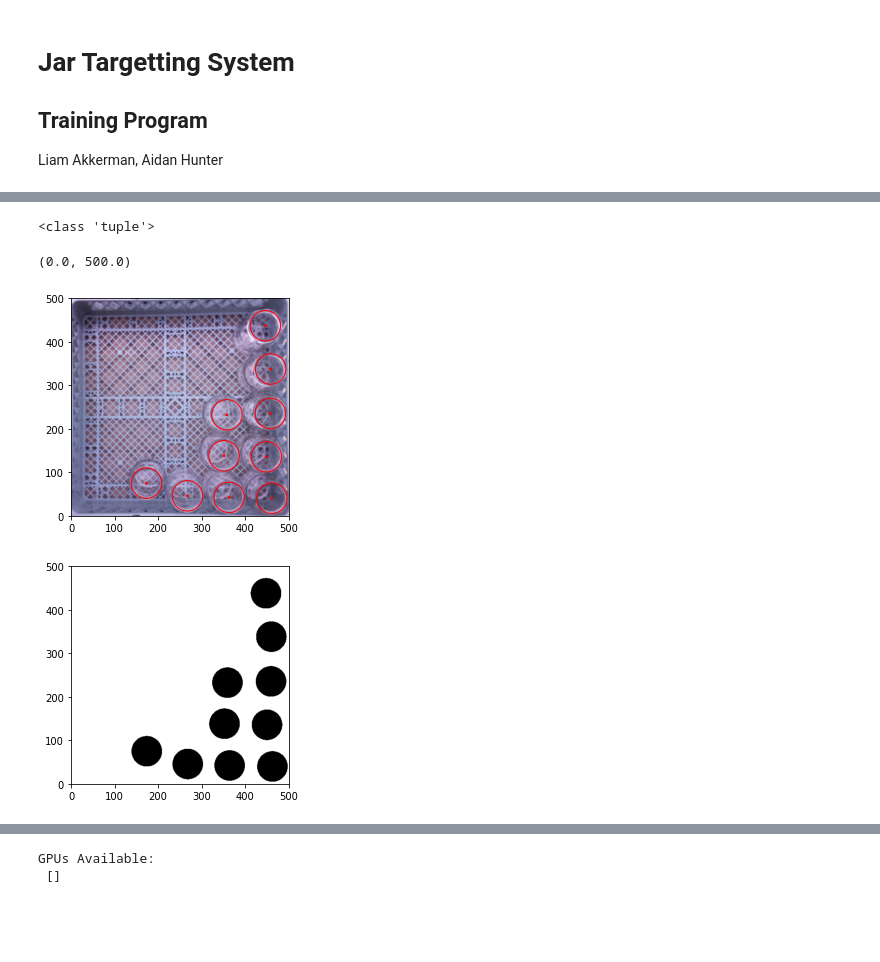
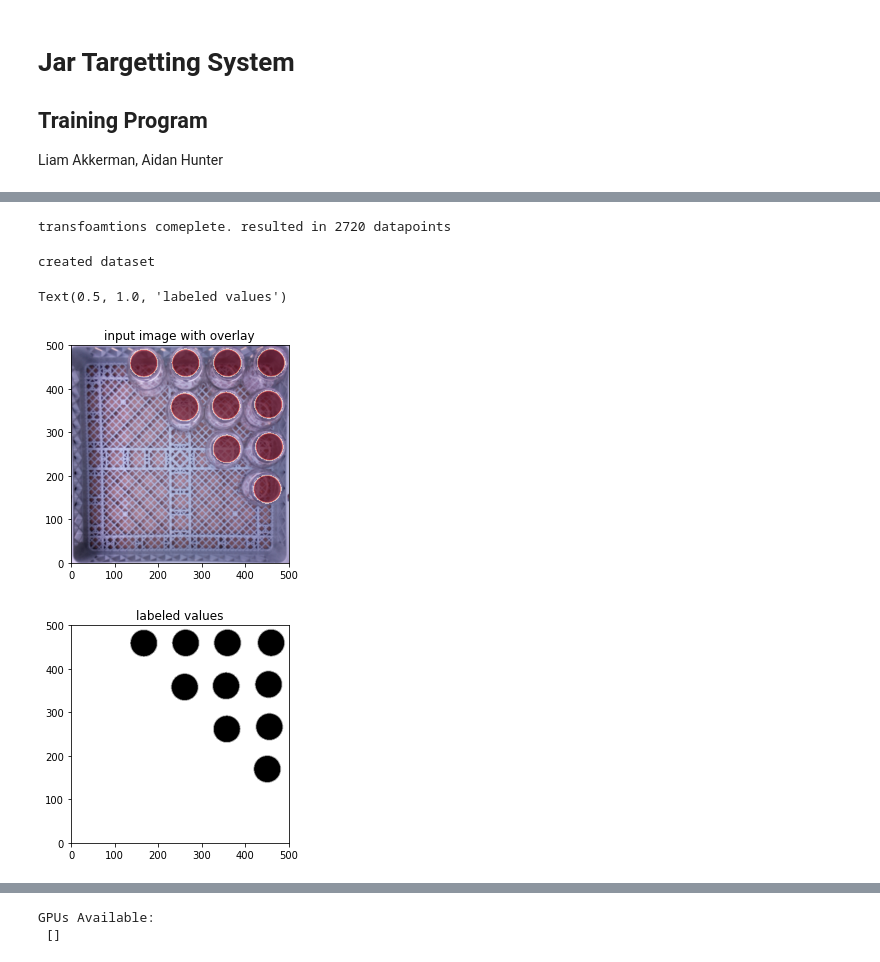
Before and after one commit to LiamAkkerman/Jar-Vision-System, a Jupyter notebook: desktop/main.ipynb, the cells around one changed output, grey strips where cells are left out. Drawn from its saved outputs; the diff is of its cells as text; code cells hidden in the pictures; blank space fills up the shorter version.

Commit message:
add data augmentation, change dataset to use tf.data
augment the data to include rotations and flips. (not both at once, that took too much memory). the tf.data is to better handle memory.

```diff
--- a/desktop/main.ipynb
+++ b/desktop/main.ipynb
@@ -135 +116,41 @@ Y is shape (136, 500, 500, 1)   of type <class 'numpy.ndarray'>
+# %%
+''' augment the data with flips and rotations '''
+
+x_data_aug = list()
+y_data_aug = list()
+for image, label in zip(x_data, y_data_image):
+    x_data_aug.extend([np.rot90(image, i) for i in range(4)])
+    y_data_aug.extend([np.rot90(label, i) for i in range(4)])
+    x_data_aug.extend([np.flip(image, i) for i in (0, 1, (0,1), (1,0))])
+    y_data_aug.extend([np.flip(label, i) for i in (0, 1, (0,1), (1,0))])
+
+# clear unused large things
+x_data = None
+y_data_image = None
+
+# add an axis so it works in Keras
+x_data_aug = [np.reshape(image, (1, *image.shape)) for image in x_data_aug]
+y_data_aug = [np.reshape(image, (1, *image.shape)) for image in y_data_aug]
+
+print('transfoamtions comeplete. resulted in', len(x_data_aug), 'datapoints')
+# %% [output]
+transfoamtions comeplete. resulted in 2720 datapoints
+# %%
+''' convert to tensor flow dataset '''
+
+master_dataset = tf.data.Dataset.from_tensor_slices((
+    np.asarray(x_data_aug, dtype=np.float32),
+    np.asarray(y_data_aug, dtype=np.float16)
+))
+
+# clear unused big things
+x_data_aug = None
+y_data_aug = None
+
+# shuffle it up
+master_dataset = master_dataset.shuffle(100)
+
+print('created dataset')
+# %% [output]
+created dataset
 # %%
@@ -151,28 +173,26 @@ Y is shape (136, 500, 500, 1)   of type <class 'numpy.ndarray'>
 #     plt.savefig('../samples/sample' + str(i) + '.png', format='png')
 #     plt.close()
 # %%
-# visualize a sample
-from random import choice
+''' visualize a sample. the red on the image is where the opening is. '''
 
-rand_image = choice(list(zip(x_data, y_data_coord, y_data_image)))
-print(type(rand_image))
-while len(rand_image[1]) < 5:    # make sure the chosen one is interesting
-    rand_image = choice(list(zip(x_data, y_data_coord, y_data_image)))
+rand_image = iter(master_dataset.take(1)).get_next()
+
+overlay = np.squeeze(np.asarray(rand_image[1], dtype=np.float32), axis=0)
+overlay[overlay < 0.1] = None
 
 fig, ax = plt.subplots()
-plt.imshow(rand_image[0])
+plt.imshow(np.squeeze(rand_image[0], axis=0))
+plt.imshow(overlay, cmap='Reds', alpha=0.6)
 plt.xlim([0, 500])
 plt.ylim([0, 500])
-#plt.axis('off')
-
-overlay_centres(rand_image[1], ax)
+plt.title('input image with overlay')
 
 fig, ax = plt.subplots()
-plt.imshow(rand_image[2], cmap='binary')
+plt.imshow(overlay, cmap='binary')
 plt.xlim([0, 500])
 plt.ylim([0, 500])
+plt.title('labeled values')
 # %% [output]
-<class 'tuple'>
+Text(0.5, 1.0, 'labeled values')
-(0.0, 500.0)
-[figure, old version]
+[figure, new version]
-[figure, old version]
+[figure, new version]
```
Also changed, not shown: parts of 15 cells of this notebook.
